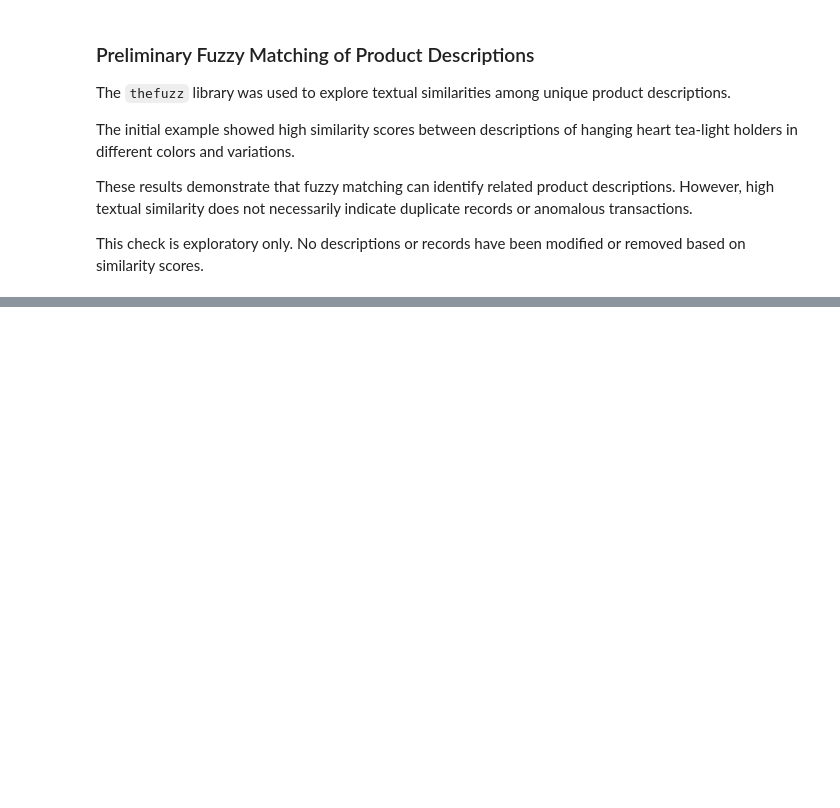
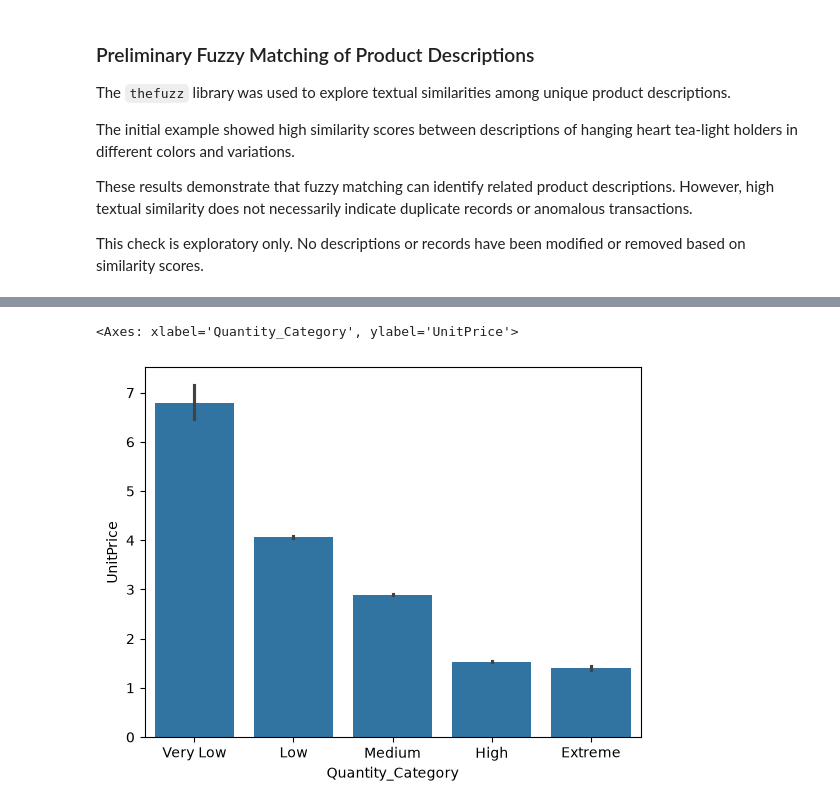
Before and after one commit to Mohamadzf23/unsupervised-anomaly-detection-study, a Jupyter notebook: notebooks/anomaly_detection_study.ipynb, the cells around one changed output, grey strips where cells are left out. Saved outputs shown, nothing was run; the diff lists cells and outputs as text; code cells hidden in the pictures; blank space fills up the shorter version.

```diff
--- a/notebooks/anomaly_detection_study.ipynb
+++ b/notebooks/anomaly_detection_study.ipynb
@@ -539,0 +653,10 @@ This check is exploratory only. No descriptions or records have been modified or
+# %%
+df_plot = df_analysis.copy()
+
+df_plot["Quantity_Category"] = pd.cut(
+    df_plot["Quantity"],
+    bins=[-np.inf, 1, 3, 10, 100, np.inf],
+    labels=["Very Low", "Low", "Medium", "High", "Extreme"],
+    include_lowest=True
+)
+df_plot
@@ -539,0 +677,5 @@ This check is exploratory only. No descriptions or records have been modified or
+# %%
+sns.barplot(df_plot, x='Quantity_Category', y='UnitPrice')
+# %% [output]
+<Axes: xlabel='Quantity_Category', ylabel='UnitPrice'>
+[figure, added]
```
Also changed, not shown: parts of 16 cells of this notebook.
